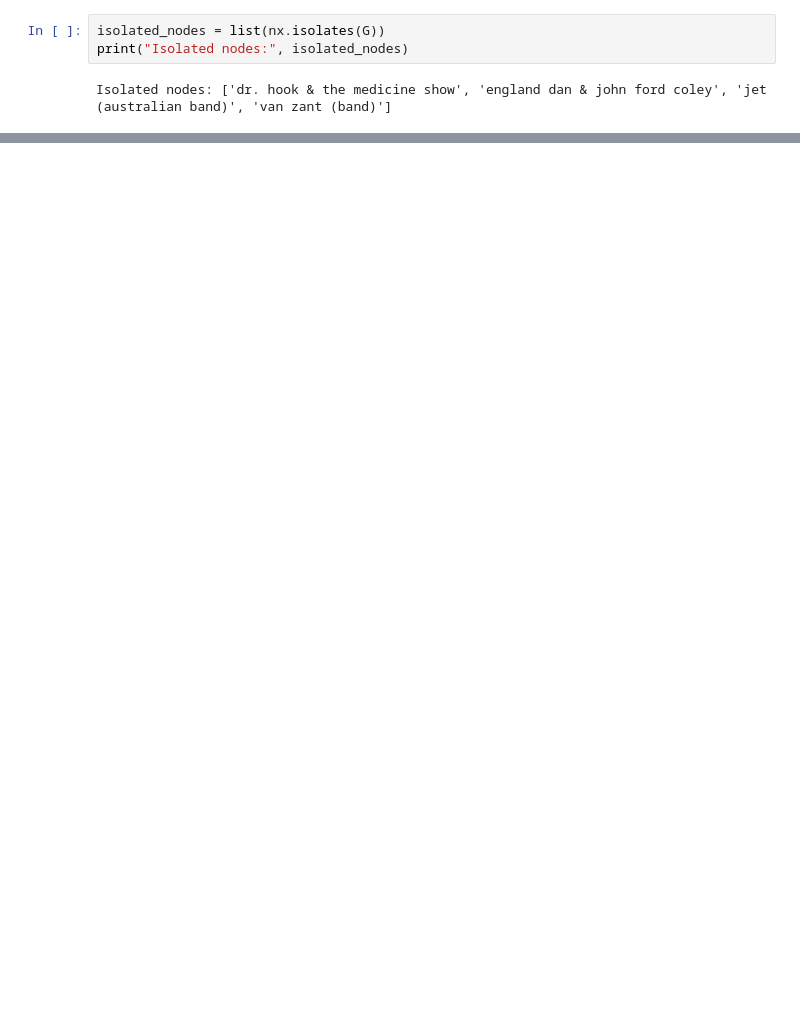
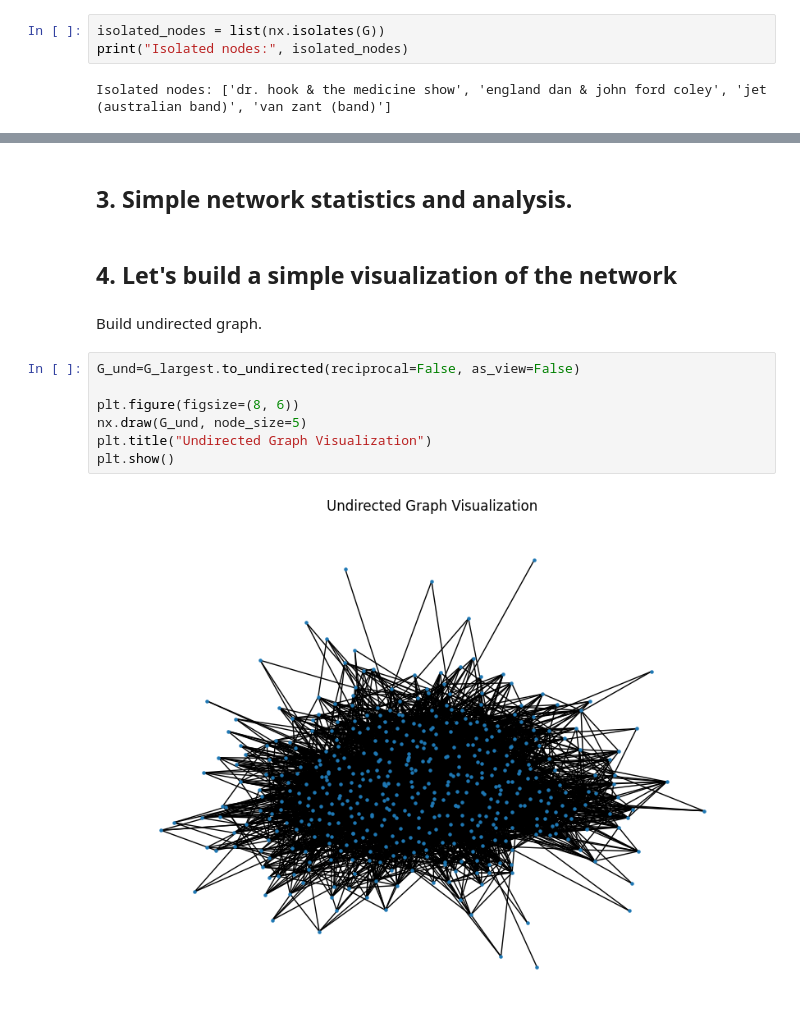
Before and after one commit to joaommata/Social_Graphs_Assignment1, a Jupyter notebook: ass1.ipynb, the cells around one changed output, grey strips where cells are left out. Drawn from its saved outputs; the diff is of its cells as text; blank space fills up the shorter version.

```diff
--- a/ass1.ipynb
+++ b/ass1.ipynb
@@ -223,0 +214,15 @@ Links have | removed, are lowercased and account for AC/DC since they will be co
+# %% [markdown]
+## 3. Simple network statistics and analysis.
+# %% [markdown]
+## 4. Let's build a simple visualization of the network
+# %% [markdown]
+Build undirected graph.
+# %%
+G_und=G_largest.to_undirected(reciprocal=False, as_view=False)
+
+plt.figure(figsize=(8, 6))
+nx.draw(G_und, node_size=5)
+plt.title("Undirected Graph Visualization")
+plt.show()
+# %% [output]
+[figure, added]
```
Also changed, not shown: parts of 28 cells of this notebook.
